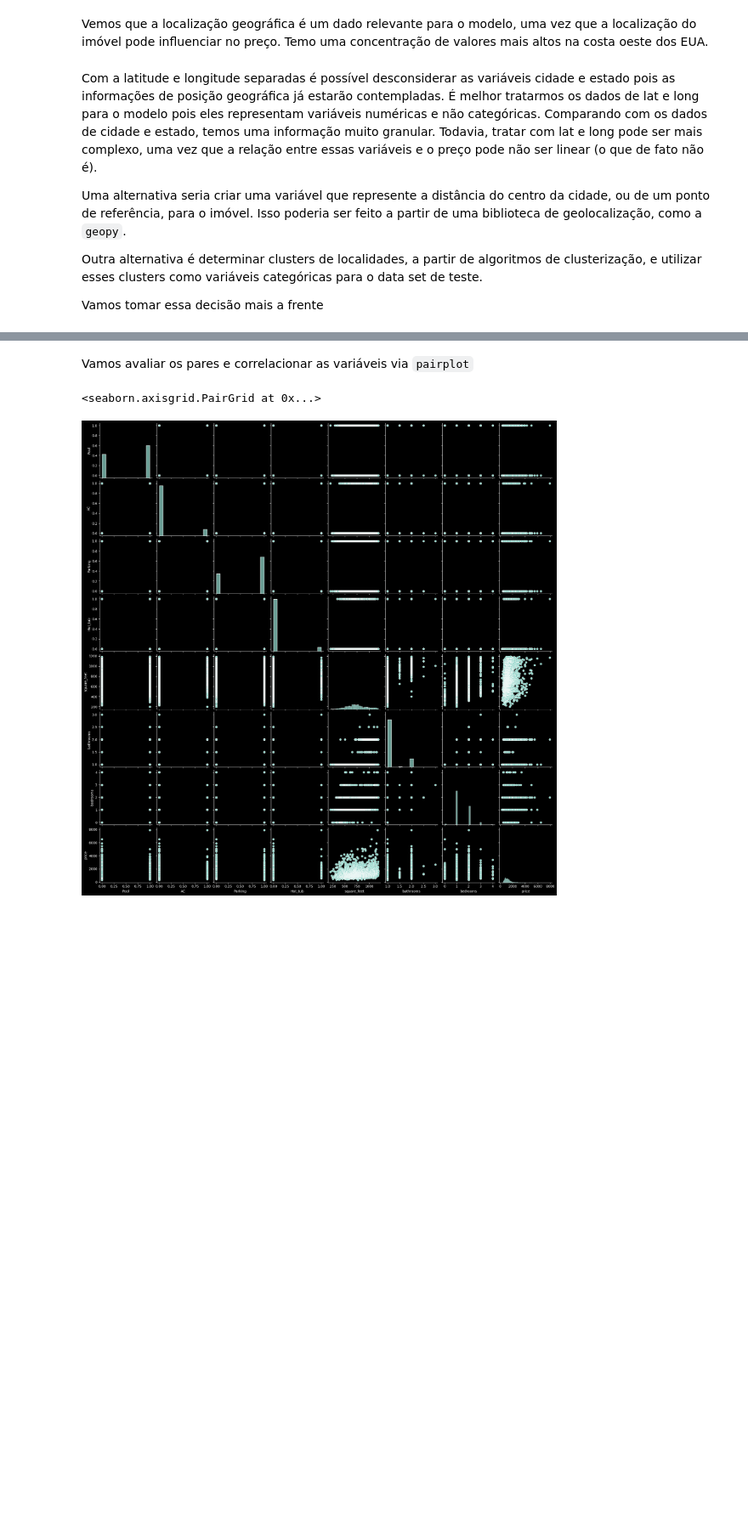
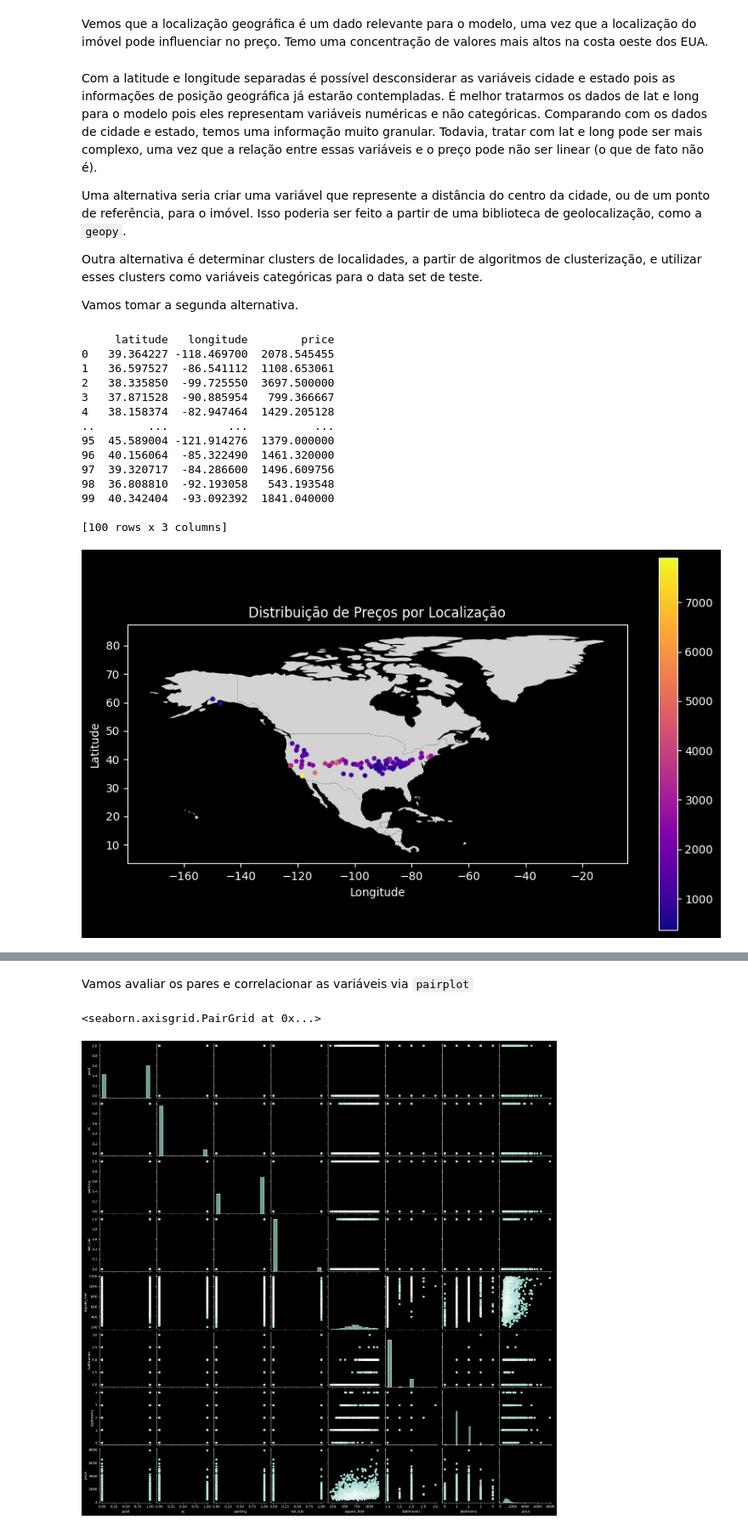
Before and after one commit to joaopcvieira/CMC-13, a Jupyter notebook: Lab Final/main.ipynb, the cells around one changed output, grey strips where cells are left out. Shown at 85% size. Cells and saved outputs as stored; diff of their text form; code cells hidden in the pictures; blank space fills up the shorter version.

```diff
--- a/Lab Final/main.ipynb
+++ b/Lab Final/main.ipynb
@@ -208,5 +225,59 @@ Uma alternativa seria criar uma variável que represente a distância do centro
 
 Outra alternativa é determinar clusters de localidades, a partir de algoritmos de clusterização, e utilizar esses clusters como variáveis categóricas para o data set de teste.
 
-Vamos tomar essa decisão mais a frente
+Vamos tomar a segunda alternativa.
+# %%
+# Definir o número de clusters
+num_clusters = 100
+
+# Preparar os dados para o clustering
+location_data = df_train[['latitude', 'longitude', 'price']]
+
+# Aplicar o KMeans
+kmeans = KMeans(n_clusters=num_clusters, random_state=42)
+df_train['location_cluster'] = kmeans.fit_predict(location_data)
+
+# retornar o centro do cluster
+location_clusters = pd.DataFrame(kmeans.cluster_centers_, columns=['latitude', 'longitude', 'price'])
+print(location_clusters)
+
+gdf = gpd.GeoDataFrame(location_clusters, geometry=gpd.points_from_xy(location_clusters.longitude, location_clusters.latitude))
+
+
+# Criar a figura e o eixo
+fig, ax = plt.subplots(figsize=(10, 6))
+
+# Plotar o mapa da América do Norte
+north_america.plot(ax=ax, color='lightgrey')
+
+# Plotar os pontos com a coloração baseada no preço
+gdf.plot(ax=ax, column='price', cmap='plasma', markersize=10, legend=True)
+
+# Adicionar título e rótulos
+plt.title('Distribuição de Preços por Localização')
+plt.xlabel('Longitude')
+plt.ylabel('Latitude')
+
+# Exibir o gráfico
+plt.show()
+
+
+# # Verificar os clusters gerados
+# df_train[['latitude', 'longitude', 'price', 'location_cluster']].head()
+# %% [output]
+     latitude   longitude        price
+0   39.364227 -118.469700  2078.545455
+1   36.597527  -86.541112  1108.653061
+2   38.335850  -99.725550  3697.500000
+3   37.871528  -90.885954   799.366667
+4   38.158374  -82.947464  1429.205128
+..        ...         ...          ...
+95  45.589004 -121.914276  1379.000000
+96  40.156064  -85.322490  1461.320000
+97  39.320717  -84.286600  1496.609756
+98  36.808810  -92.193058   543.193548
+99  40.342404  -93.092392  1841.040000
+
+[100 rows x 3 columns]
+[figure, added]
 # %% [markdown]
```
Also changed, not shown: parts of 24 cells of this notebook, 2 other files.
